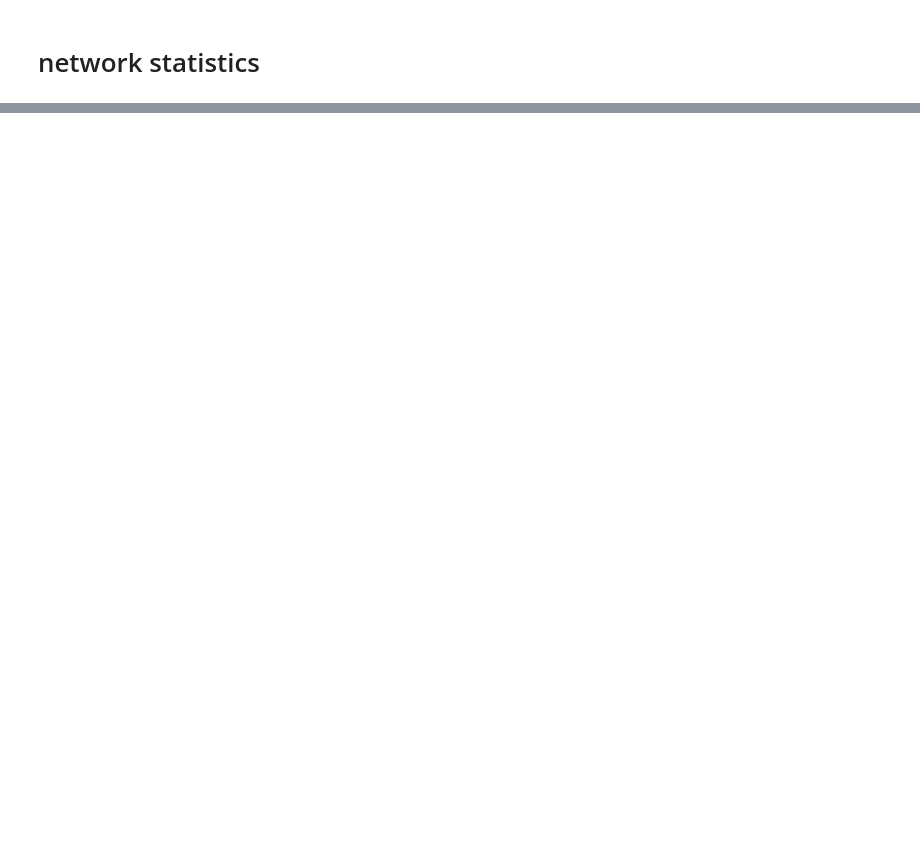
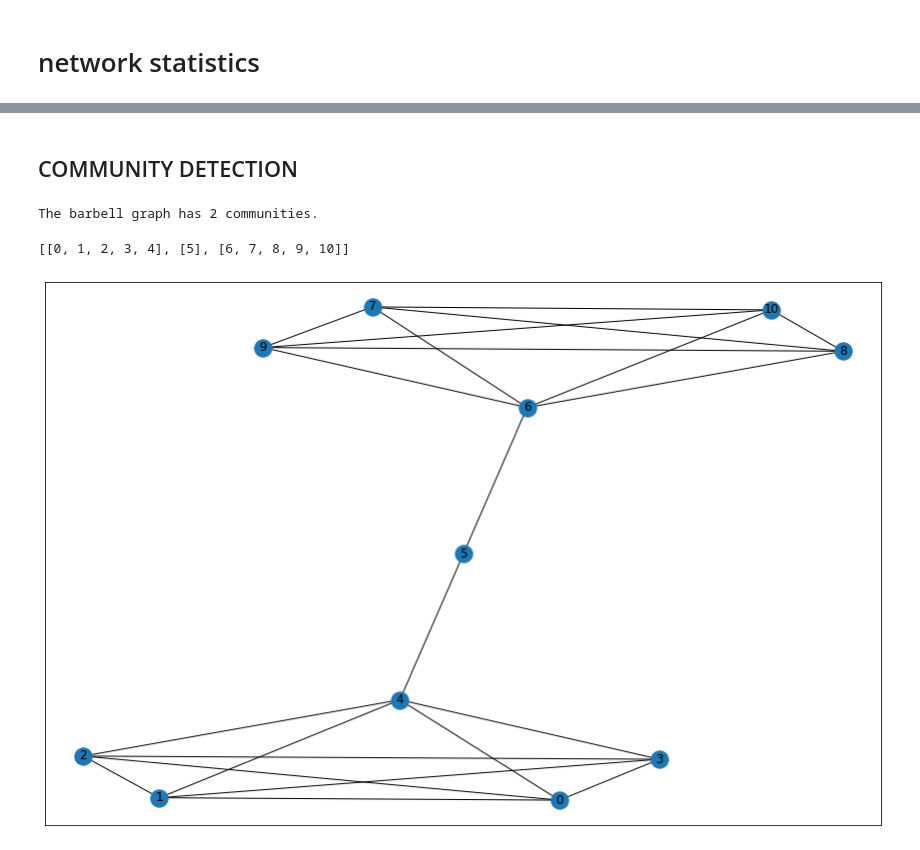
Before and after one commit to Eliran79/DataScienceWorkshop20936, a Jupyter notebook: networkx_soft_landing.ipynb, the cells around one changed output, grey strips where cells are left out. Saved outputs shown, nothing was run; the diff lists cells and outputs as text; code cells hidden in the pictures; blank space fills up the shorter version.

```diff
--- a/networkx_soft_landing.ipynb
+++ b/networkx_soft_landing.ipynb
@@ -193,0 +264,20 @@ nx.draw_networkx(T)
+# %% [markdown]
+## COMMUNITY DETECTION
+# %%
+# The barbell Example
+
+barbel_G = nx.barbell_graph(5, 1)
+communities_generator = nx.community.girvan_newman(barbel_G)
+top_level_communities = next(communities_generator)
+next_level_communities = next(communities_generator)
+nx.draw_networkx(barbel_G)
+
+# Find the communities
+communities = sorted(nxcom.greedy_modularity_communities(barbel_G), key=len, reverse=True)
+# Count the communities
+print(f"The barbell graph has {len(communities)} communities.")
+sorted(map(sorted, next_level_communities))
+# %% [output]
+The barbell graph has 2 communities.
+[[0, 1, 2, 3, 4], [5], [6, 7, 8, 9, 10]]
+[figure, added]
```
Also changed, not shown: parts of 25 cells of this notebook, 2 other files.
